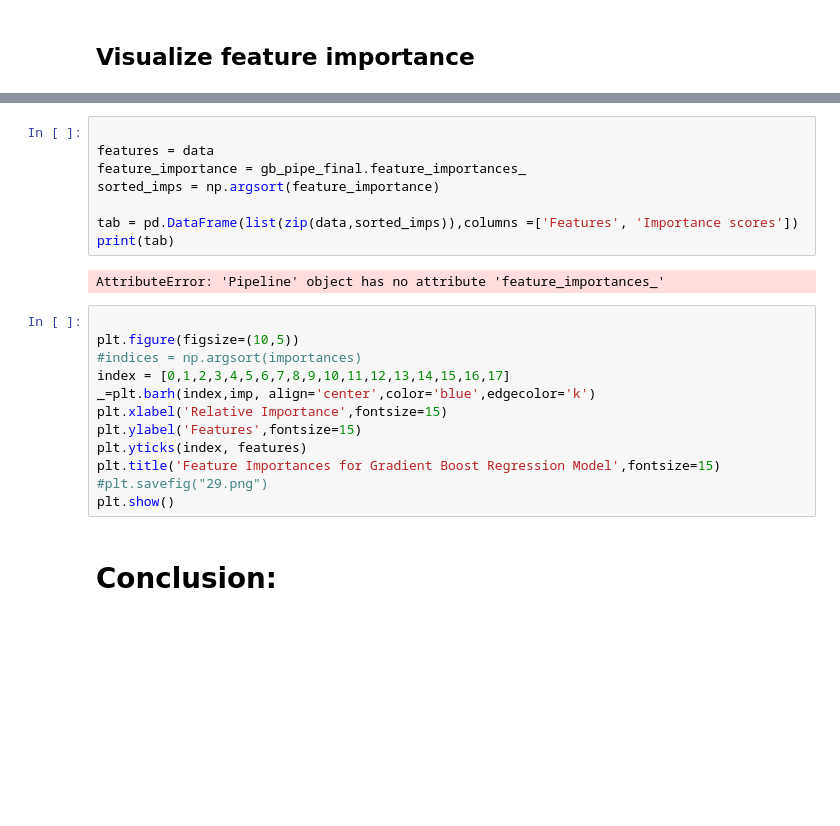
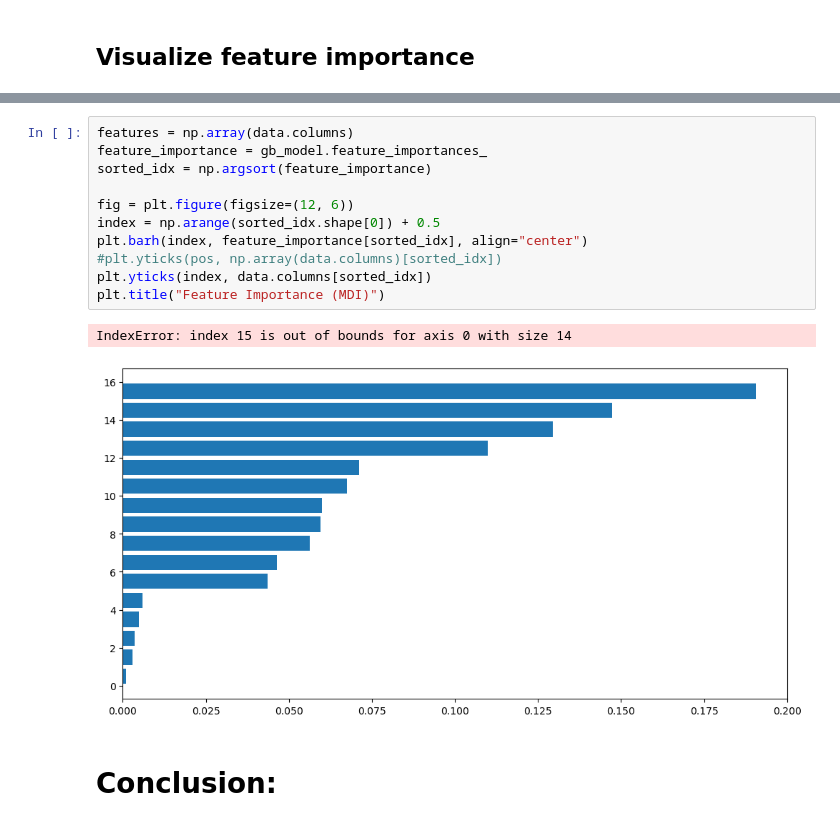
Before and after one commit to KimSB80/Predicting-Longevity-Using-Urban-Greenspace-, a Jupyter notebook: Notebooks/04_modeling.ipynb, the cells around one changed output, grey strips where cells are left out. Drawn from its saved outputs; the diff is of its cells as text; blank space fills up the shorter version.

```diff
--- a/Notebooks/04_modeling.ipynb
+++ b/Notebooks/04_modeling.ipynb
@@ -689,24 +722,16 @@ The root mean squared error (RMSE) on test set: 1.1156
 # %%
+features = np.array(data.columns)
+feature_importance = gb_model.feature_importances_
+sorted_idx = np.argsort(feature_importance)
 
-features = data
-feature_importance = gb_pipe_final.feature_importances_
-sorted_imps = np.argsort(feature_importance)
-
-tab = pd.DataFrame(list(zip(data,sorted_imps)),columns =['Features', 'Importance scores'])
-print(tab)
+fig = plt.figure(figsize=(12, 6))
+index = np.arange(sorted_idx.shape[0]) + 0.5
+plt.barh(index, feature_importance[sorted_idx], align="center")
+#plt.yticks(pos, np.array(data.columns)[sorted_idx])
+plt.yticks(index, data.columns[sorted_idx])
+plt.title("Feature Importance (MDI)")
 # %% [output]
-AttributeError: 'Pipeline' object has no attribute 'feature_importances_'
+IndexError: index 15 is out of bounds for axis 0 with size 14
+[figure, added]
-# %%
-
-plt.figure(figsize=(10,5))
-#indices = np.argsort(importances)
-index = [0,1,2,3,4,5,6,7,8,9,10,11,12,13,14,15,16,17]
-_=plt.barh(index,imp, align='center',color='blue',edgecolor='k')
-plt.xlabel('Relative Importance',fontsize=15)
-plt.ylabel('Features',fontsize=15)
-plt.yticks(index, features)
-plt.title('Feature Importances for Gradient Boost Regression Model',fontsize=15)
-#plt.savefig("29.png")
-plt.show()
 # %% [markdown]
 # Conclusion:
```
Also changed, not shown: parts of 8 cells of this notebook.
